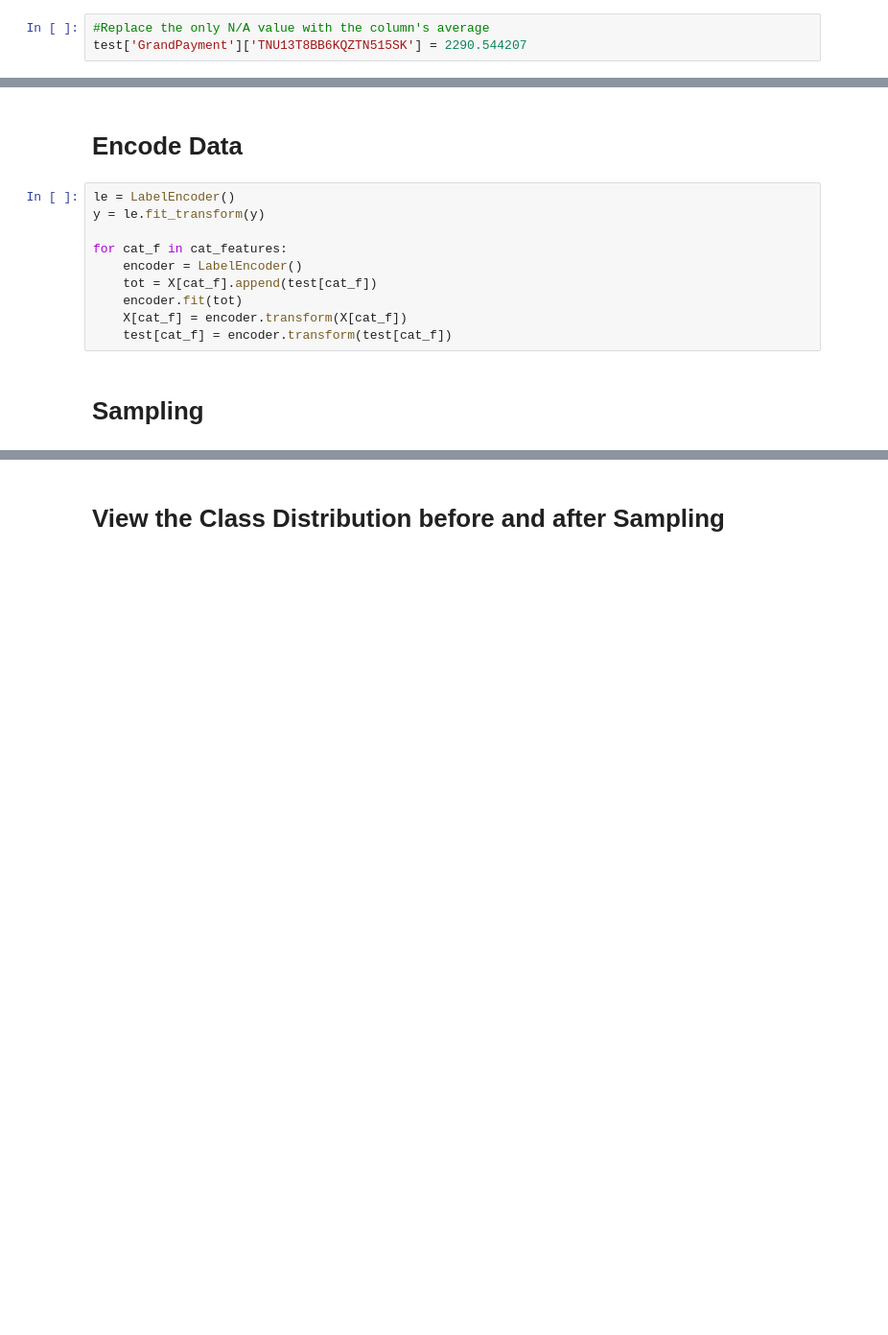
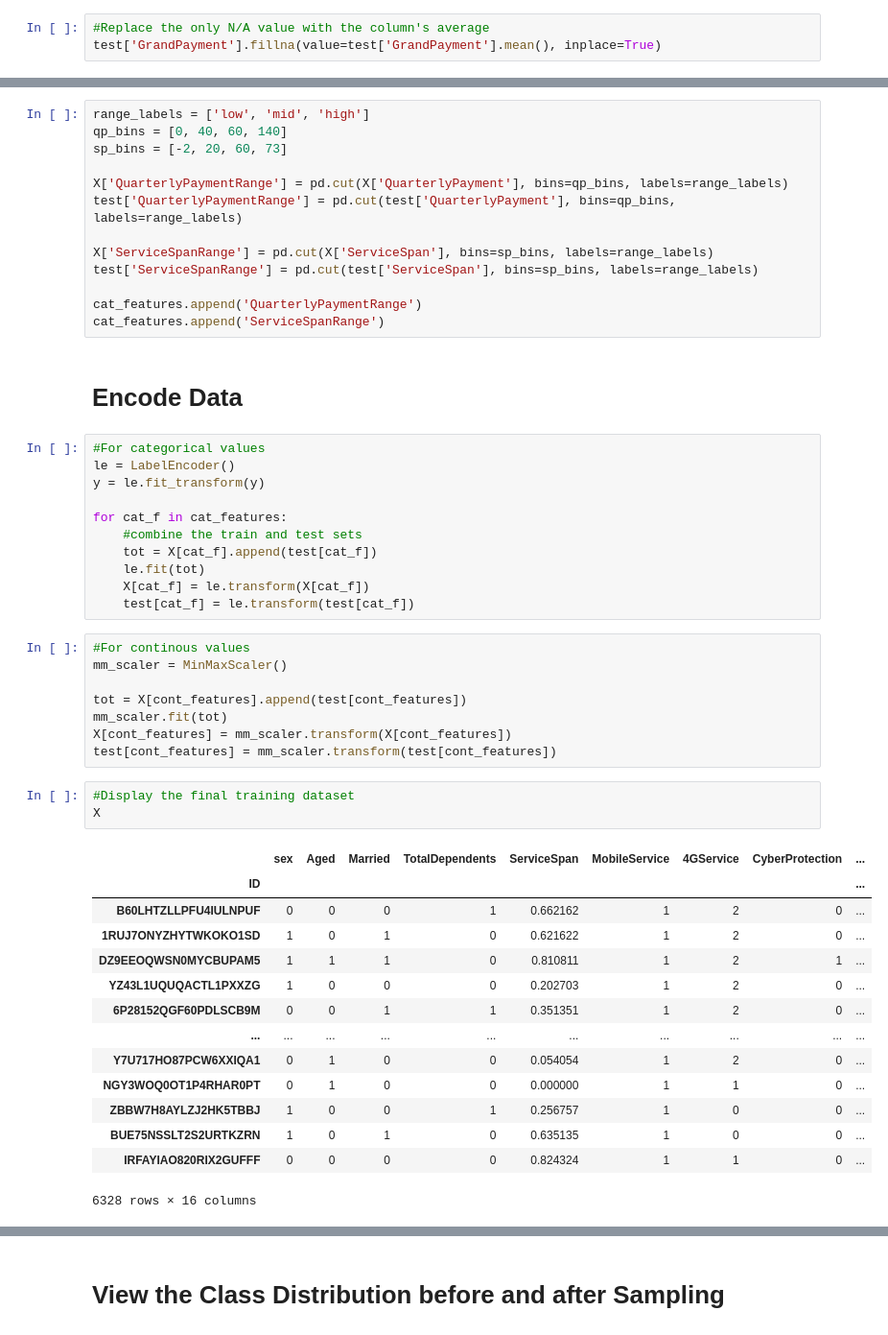
Before and after one commit to rdev12/Customer-Attrition-Prediction, a Jupyter notebook: Customer-Attrition.ipynb, the cells around one changed output, grey strips where cells are left out. Shown at 96% size. Cells and saved outputs as stored; diff of their text form; blank space fills up the shorter version.

```diff
--- a/Customer-Attrition.ipynb
+++ b/Customer-Attrition.ipynb
@@ -14,3 +30,3 @@ FileNotFoundError: [Errno 2] No such file or directory: '../input/customerattrit
 # %%
 #Replace the only N/A value with the column's average
-test['GrandPayment']['TNU13T8BB6KQZTN515SK'] = 2290.544207
+test['GrandPayment'].fillna(value=test['GrandPayment'].mean(), inplace=True)
@@ -50,14 +87,52 @@ plt.show()
+# %%
+range_labels = ['low', 'mid', 'high']
+qp_bins = [0, 40, 60, 140]
+sp_bins = [-2, 20, 60, 73]
+
+X['QuarterlyPaymentRange'] = pd.cut(X['QuarterlyPayment'], bins=qp_bins, labels=range_labels)
+test['QuarterlyPaymentRange'] = pd.cut(test['QuarterlyPayment'], bins=qp_bins, labels=range_labels)
+
+X['ServiceSpanRange'] = pd.cut(X['ServiceSpan'], bins=sp_bins, labels=range_labels)
+test['ServiceSpanRange'] = pd.cut(test['ServiceSpan'], bins=sp_bins, labels=range_labels)
+
+cat_features.append('QuarterlyPaymentRange')
+cat_features.append('ServiceSpanRange')
 # %% [markdown]
 # Encode Data
 # %%
+#For categorical values
 le = LabelEncoder()
 y = le.fit_transform(y)
 
 for cat_f in cat_features:
-    encoder = LabelEncoder()
+    #combine the train and test sets
     tot = X[cat_f].append(test[cat_f])
-    encoder.fit(tot)
-    X[cat_f] = encoder.transform(X[cat_f])
-    test[cat_f] = encoder.transform(test[cat_f])
+    le.fit(tot)
+    X[cat_f] = le.transform(X[cat_f])
+    test[cat_f] = le.transform(test[cat_f])
-# %% [markdown]
-# Sampling
+# %%
+#For continous values
+mm_scaler = MinMaxScaler()
+
+tot = X[cont_features].append(test[cont_features])
+mm_scaler.fit(tot)
+X[cont_features] = mm_scaler.transform(X[cont_features])
+test[cont_features] = mm_scaler.transform(test[cont_features])
+# %%
+#Display the final training dataset
+X
+# %% [output]
+|  | sex | Aged | Married | TotalDependents | ServiceSpan | MobileService | 4GService | CyberProtection | ... |
+| ID |  |  |  |  |  |  |  |  | ... |
+| B60LHTZLLPFU4IULNPUF | 0 | 0 | 0 | 1 | 0.662162 | 1 | 2 | 0 | ... |
+| 1RUJ7ONYZHYTWKOKO1SD | 1 | 0 | 1 | 0 | 0.621622 | 1 | 2 | 0 | ... |
+| DZ9EEOQWSN0MYCBUPAM5 | 1 | 1 | 1 | 0 | 0.810811 | 1 | 2 | 1 | ... |
+| YZ43L1UQUQACTL1PXXZG | 1 | 0 | 0 | 0 | 0.202703 | 1 | 2 | 0 | ... |
+| 6P28152QGF60PDLSCB9M | 0 | 0 | 1 | 1 | 0.351351 | 1 | 2 | 0 | ... |
+| ... | ... | ... | ... | ... | ... | ... | ... | ... | ... |
+| Y7U717HO87PCW6XXIQA1 | 0 | 1 | 0 | 0 | 0.054054 | 1 | 2 | 0 | ... |
+| NGY3WOQ0OT1P4RHAR0PT | 0 | 1 | 0 | 0 | 0.000000 | 1 | 1 | 0 | ... |
+| ZBBW7H8AYLZJ2HK5TBBJ | 1 | 0 | 0 | 1 | 0.256757 | 1 | 0 | 0 | ... |
+| BUE75NSSLT2S2URTKZRN | 1 | 0 | 1 | 0 | 0.635135 | 1 | 0 | 0 | ... |
+| IRFAYIAO820RIX2GUFFF | 0 | 0 | 0 | 0 | 0.824324 | 1 | 1 | 0 | ... |
+6328 rows × 16 columns
```
Also changed, not shown: parts of 28 cells of this notebook.
